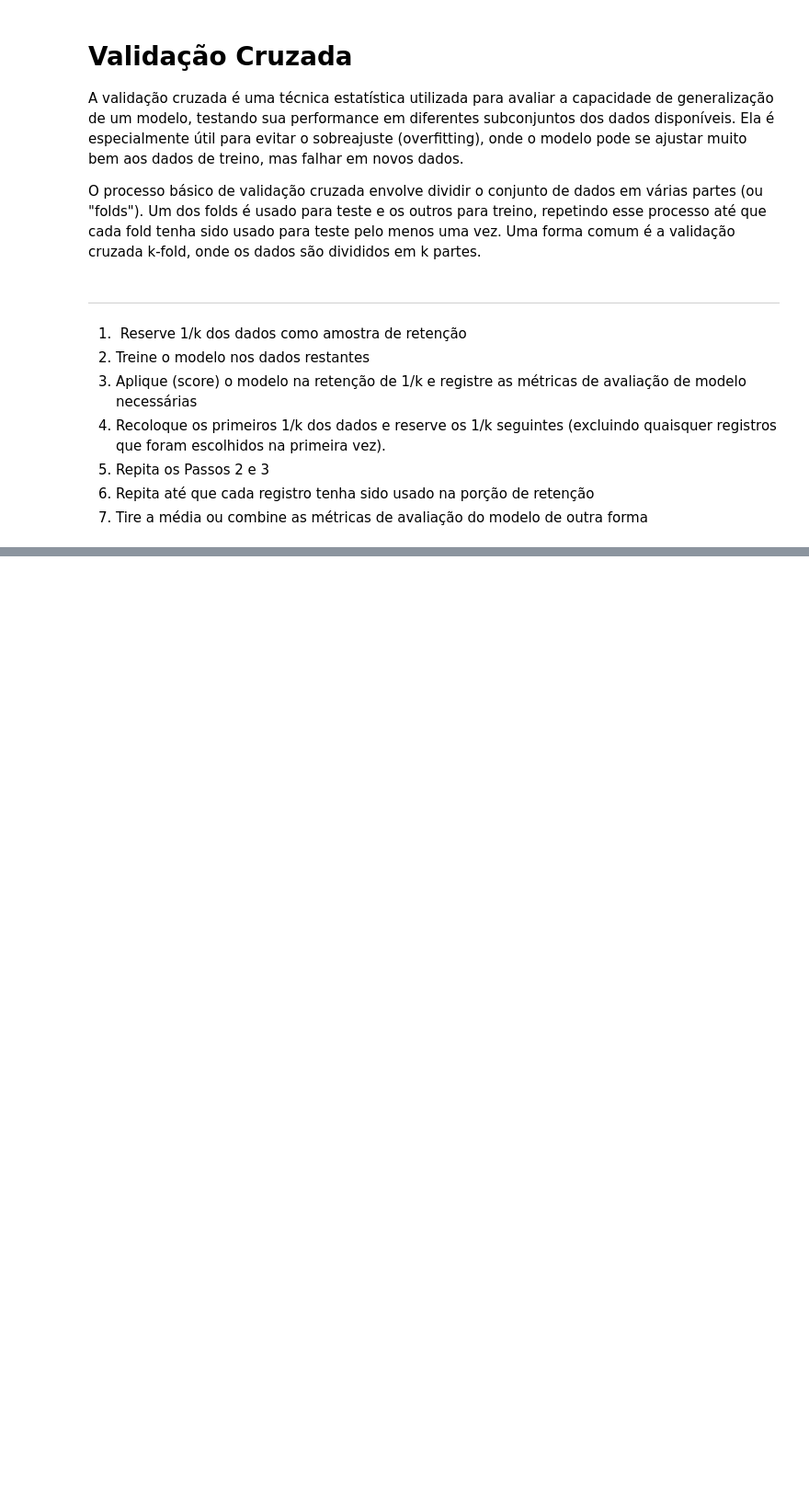
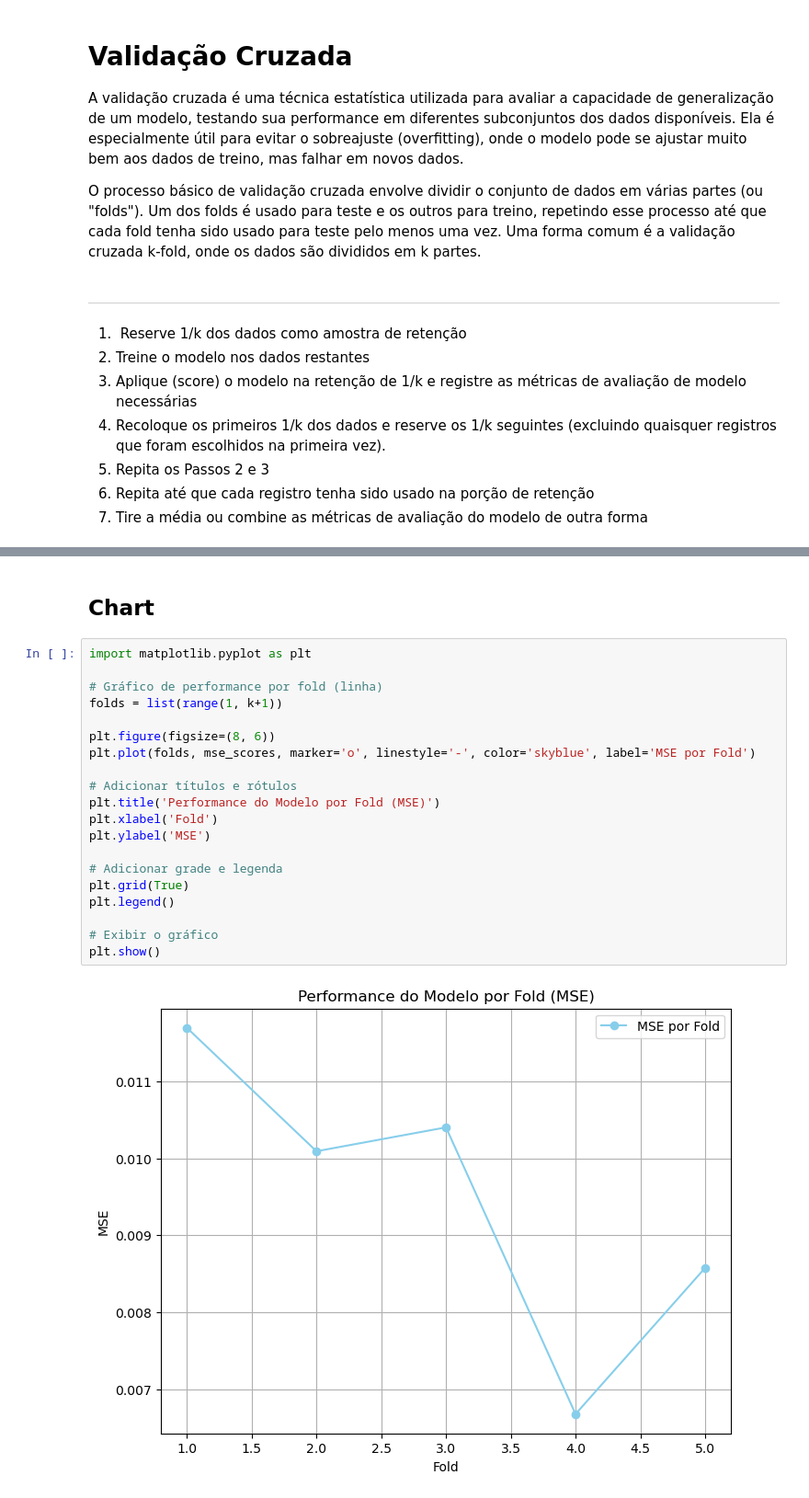
Before and after one commit to tiagomartins03/Data-Science, a Jupyter notebook: 02_Regressao_Linear_Multipla/01.2_validacaoCruzada.ipynb, the cells around one changed output, grey strips where cells are left out. Shown: that part at 92% size. Saved outputs shown, nothing was run; the diff lists cells and outputs as text; blank space fills up the shorter version.

Commit message:
Gráfico de K-Folds por iteração

```diff
--- a/02_Regressao_Linear_Multipla/01.2_validacaoCruzada.ipynb
+++ b/02_Regressao_Linear_Multipla/01.2_validacaoCruzada.ipynb
@@ -61,0 +62,24 @@ Média das métricas MSE: 0.01503446799443465
+# %% [markdown]
+## Chart
+# %%
+import matplotlib.pyplot as plt
+
+# Gráfico de performance por fold (linha)
+folds = list(range(1, k+1))
+
+plt.figure(figsize=(8, 6))
+plt.plot(folds, mse_scores, marker='o', linestyle='-', color='skyblue', label='MSE por Fold')
+
+# Adicionar títulos e rótulos
+plt.title('Performance do Modelo por Fold (MSE)')
+plt.xlabel('Fold')
+plt.ylabel('MSE')
+
+# Adicionar grade e legenda
+plt.grid(True)
+plt.legend()
+
+# Exibir o gráfico
+plt.show()
+# %% [output]
+[figure, added]
```
Also changed, not shown: parts of 1 cell of this notebook.
